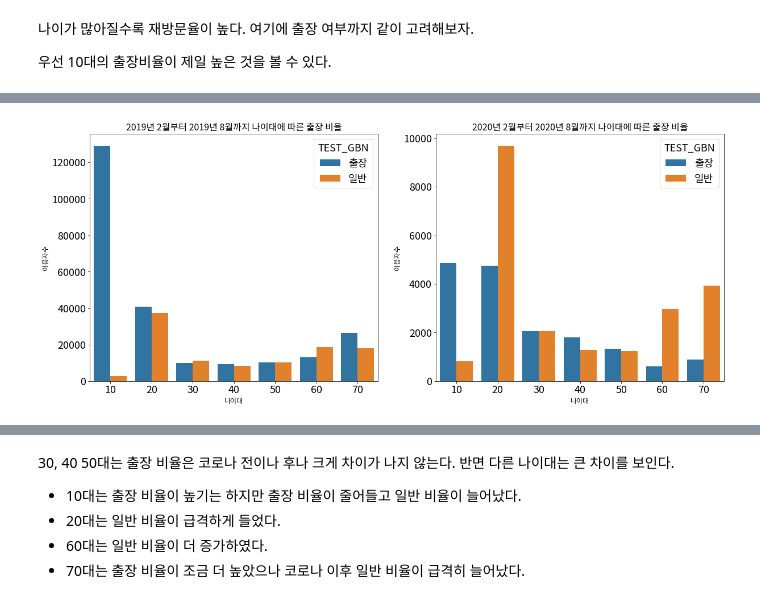
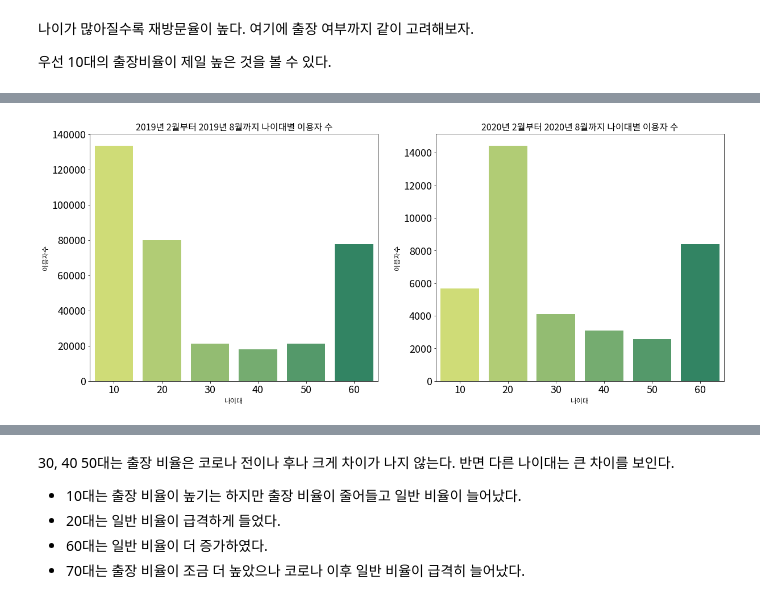
Before and after one commit to CoodingPenguin/data-contest-collection, a Jupyter notebook: sports-data-application-contest-2020/체력인증센터이용자현황.ipynb, the cells around one changed output, grey strips where cells are left out. Saved outputs shown, nothing was run; the diff lists cells and outputs as text; code cells hidden in the pictures.

```diff
--- a/sports-data-application-contest-2020/체력인증센터이용자현황.ipynb
+++ b/sports-data-application-contest-2020/체력인증센터이용자현황.ipynb
@@ -635,10 +636,8 @@ def get_age_range(age):
         cat = 40
     elif age < 58:
         cat = 50
-    elif age < 68:
+    else:
         cat = 60
-    else:
-        cat = 70
 
     return cat
 # %%
@@ -684,20 +705,20 @@ plt.show()
 # %%
 plt.subplots(1, 2, figsize=(20, 8))
 
 # 코로나 전
 plt.subplot(1, 2, 1)
-sns.countplot(x='AGE_BIN', hue='TEST_GBN', data=sttus_pre, hue_order=['출장', '일반'])
+sns.countplot(x='AGE_BIN', data=sttus_pre, palette='summer_r')
 plt.xlabel('나이대', fontsize=12)
 plt.ylabel('이용자수', fontsize=12)
-plt.title('2019년 2월부터 2019년 8월까지 나이대에 따른 출장 비율', fontsize=16)
+plt.title('2019년 2월부터 2019년 8월까지 나이대별 이용자 수', fontsize=16)
 
 # 코로나 후
 plt.subplot(1, 2, 2)
-sns.countplot(x='AGE_BIN', hue='TEST_GBN', data=sttus_post, hue_order=['출장', '일반'])
+sns.countplot(x='AGE_BIN', data=sttus_post, palette='summer_r')
 plt.xlabel('나이대', fontsize=12)
 plt.ylabel('이용자수', fontsize=12)
-plt.title('2020년 2월부터 2020년 8월까지 나이대에 따른 출장 비율', fontsize=16)
+plt.title('2020년 2월부터 2020년 8월까지 나이대별 이용자 수', fontsize=16)
 
 plt.show()
 # %% [output]
-[figure, old version]
+[figure, new version]
```
Also changed, not shown: parts of 62 cells of this notebook.
